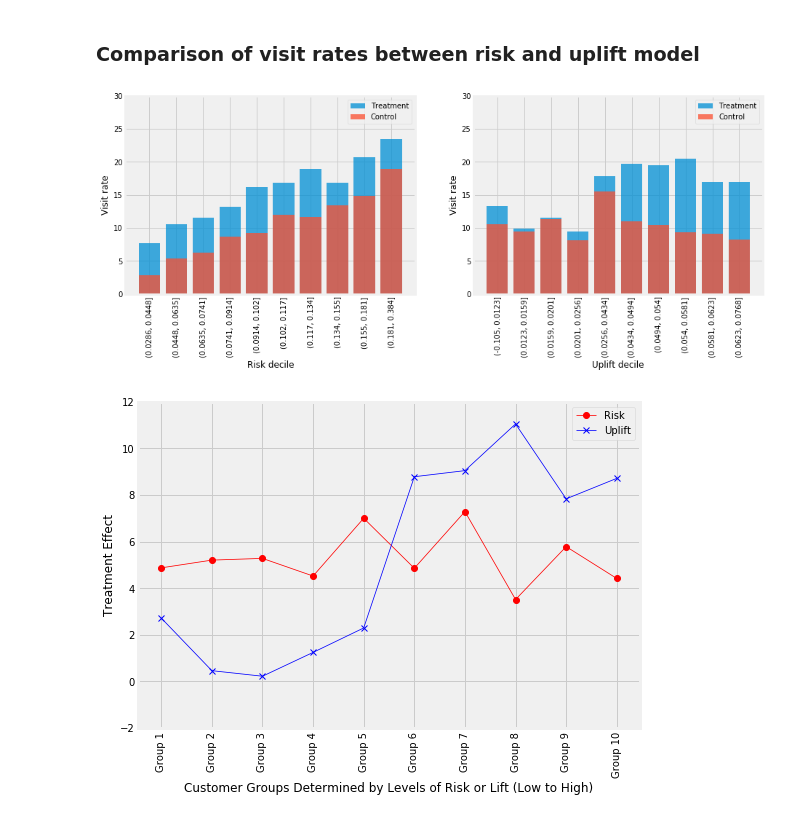
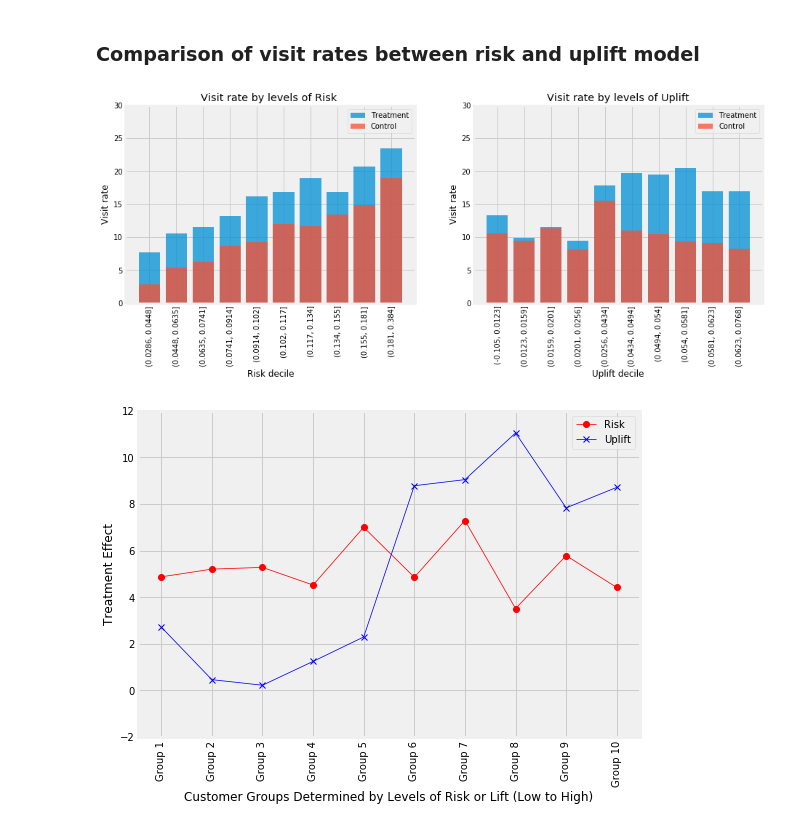
Before and after one commit to W-Tran/uplift-modelling, a Jupyter notebook: Uplift_Modelling.ipynb, the cells around one changed output. Saved outputs shown, nothing was run; the diff lists cells and outputs as text; code cells hidden in the pictures.

```diff
--- a/Uplift_Modelling.ipynb
+++ b/Uplift_Modelling.ipynb
@@ -385,28 +385,30 @@ def compute_visit_rates(results, for_risk=True):
 # %%
 risk_treatment, risk_control = compute_visit_rates(results_df)
 uplift_treatment, uplift_control = compute_visit_rates(results_df, for_risk=False)
 
 fig = plt.figure(figsize=(14,5))
 
 ax1 = fig.add_subplot(121)
 ax1.bar(risk_treatment.risk_decile.values, risk_treatment.visit_rate.values, label='Treatment', alpha=0.75)
 ax1.bar(risk_control.risk_decile.values, risk_control.visit_rate.values, label='Control', alpha=0.75)
 ax1.set_ylabel("Visit rate")
 ax1.set_xlabel("Risk decile")
 ax1.legend()
+ax1.set_title("Visit rate by levels of Risk ")
 plt.xticks(rotation='vertical')
 ax1.set_ylim(0,30)
 
 ax2 = fig.add_subplot(122)
 ax2.bar(uplift_treatment.uplift_decile.values, uplift_treatment.visit_rate.values, label='Treatment', alpha=0.75)
 ax2.bar(uplift_control.uplift_decile.values, uplift_control.visit_rate.values, label='Control', alpha=0.75)
 ax2.set_ylabel("Visit rate")
 ax2.set_xlabel("Uplift decile")
 ax2.legend()
+ax2.set_title("Visit rate by levels of Uplift")
 plt.xticks(rotation='vertical')
 ax2.set_ylim(0,30);
 # %% [output]
-[figure, old version]
+[figure, new version]
 # %%
 group_labels = ['Group ' + str(group) for group in list(range(1,11))]
 risk_te = compute_treatment_effect(results_df)
```
Also changed, not shown: parts of 1 cell of this notebook.
